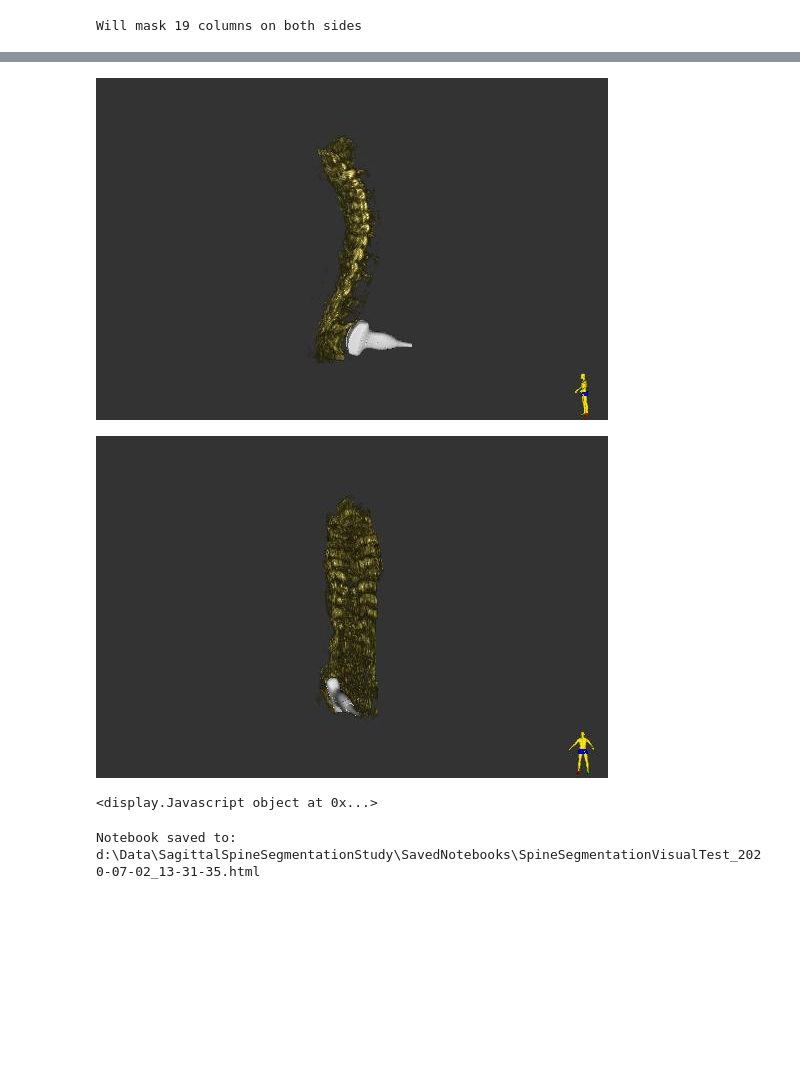
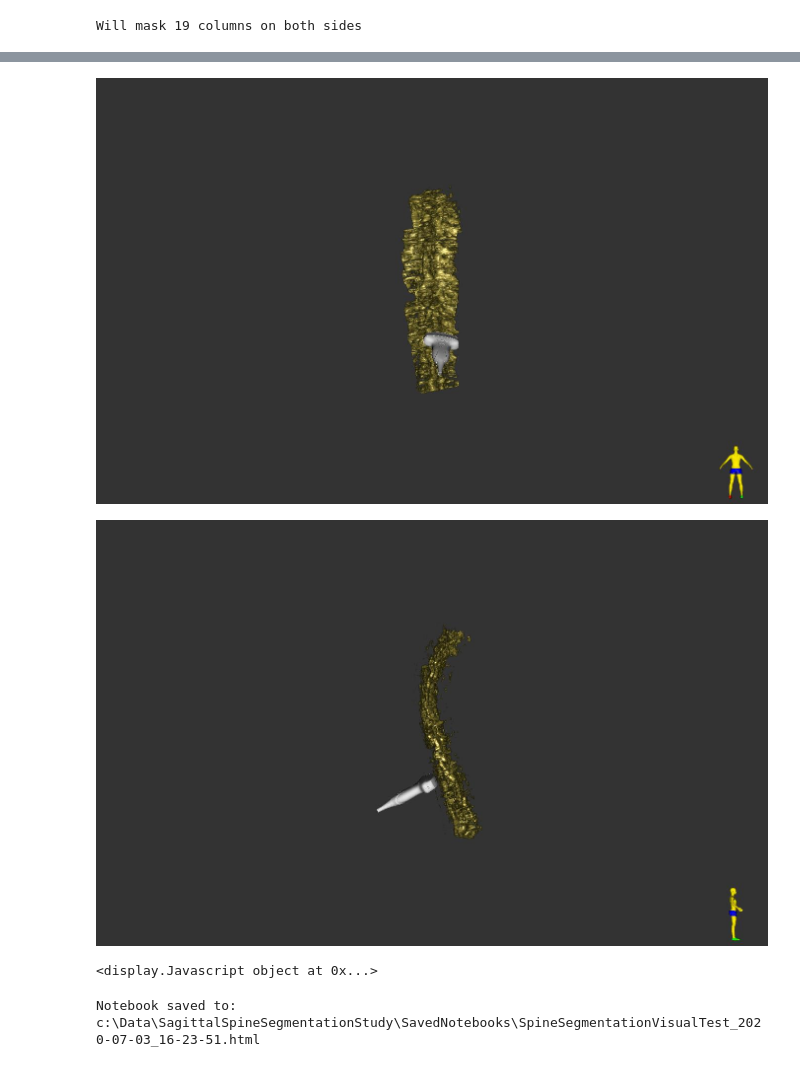
Before and after one commit to SlicerIGT/aigt, a Jupyter notebook: UltrasoundSegmentation/SpineSegmentationVisualTest.ipynb, the cells around one changed output, grey strips where cells are left out. Saved outputs shown, nothing was run; the diff lists cells and outputs as text; code cells hidden in the pictures; blank space fills up the shorter version.

```diff
--- a/UltrasoundSegmentation/SpineSegmentationVisualTest.ipynb
+++ b/UltrasoundSegmentation/SpineSegmentationVisualTest.ipynb
@@ -4,17 +4,19 @@ import JupyterNotebooksLib as slicernb
 this_notebook_name = "SpineSegmentationVisualTest"
 
 # place path to scene to test here
-scene_to_reconstruct = r"d:\Data\VerdureSegmentations\722_Sa_Ready.mrb"
+scene_to_reconstruct = r"C:\Users\perkl\Documents\AIGT\SpineUsOutput\041_Ax_Ready.mrb"
 
 # set this to the name of the model to study
-model_fullname = r"d:\Data\SagittalSpineSegmentationStudy\SavedModels\SagittalSpineSegmentationStudy-TF2_model-4_2020-01-26_15-16-58.h5"
+# model_fullname = r"c:\Data\SagittalSpineSegmentationStudy\SavedModels\SagittalSpineSegmentationStudy-TF2_model-3_2020-06-29_17-56-13.h5"
+# model_fullname = r"c:\Data\SagittalSpineSegmentationStudy\SavedModels\SagittalSpineSegmentationStudy-TF2_model-7_2020-06-28_22-31-54.h5"
+# model_fullname = r"c:\Users\perkl\Downloads\SagittalSpine_04.h5"
 
 # set this to notebook folder
-notebooks_save_path = r"d:\Data\SagittalSpineSegmentationStudy\SavedNotebooks"
+notebooks_save_path = r"c:\Data\SagittalSpineSegmentationStudy\SavedNotebooks"
 
 # Volume rendering parameters
-volRendWindow = 256
-volRendLevel = 128
+volRendWindow = 200
+volRendLevel = 156
 volRendColor1 = [0.1, 0.1, 0.0, 1]
 volRendColor2 = [1.0, 0.9, 0.4, 1]
 
@@ -376,15 +378,15 @@ for i in range(roiCollection.GetNumberOfItems()):
 # %%
 # reseting 3d camera
 threeDWidget = slicer.app.layoutManager().threeDWidget(0)
 threeDView = threeDWidget.threeDView()
 threeDView.resetFocalPoint()
 
 
 # displaying posterior view
-slicer.app.layoutManager().setLayout(slicer.vtkMRMLLayoutNode.SlicerLayoutFourUpView)
+slicer.app.layoutManager().setLayout(slicer.vtkMRMLLayoutNode.SlicerLayoutOneUp3DView)
 slicernb.View3DDisplay()
 # %% [output]
-[figure, old version]
+[figure, new version]
 # %%
 # displaying lateral view
 layoutManager = slicer.app.layoutManager()
@@ -396,7 +398,7 @@ for i in range (0, 18):
 
 slicernb.View3DDisplay()
 # %% [output]
-[figure, old version]
+[figure, new version]
 # %%
 # Save notebook so all output is archived by the next cell
 
@@ -434,4 +436,4 @@ f.close()
 
 print("Notebook saved to: {}".format(notebook_fullpath))
 # %% [output]
-Notebook saved to: d:\Data\SagittalSpineSegmentationStudy\SavedNotebooks\SpineSegmentationVisualTest_2020-07-02_13-31-35.html
+Notebook saved to: c:\Data\SagittalSpineSegmentationStudy\SavedNotebooks\SpineSegmentationVisualTest_2020-07-03_16-23-51.html
```
Also changed, not shown: parts of 5 cells of this notebook, 1 other file.
